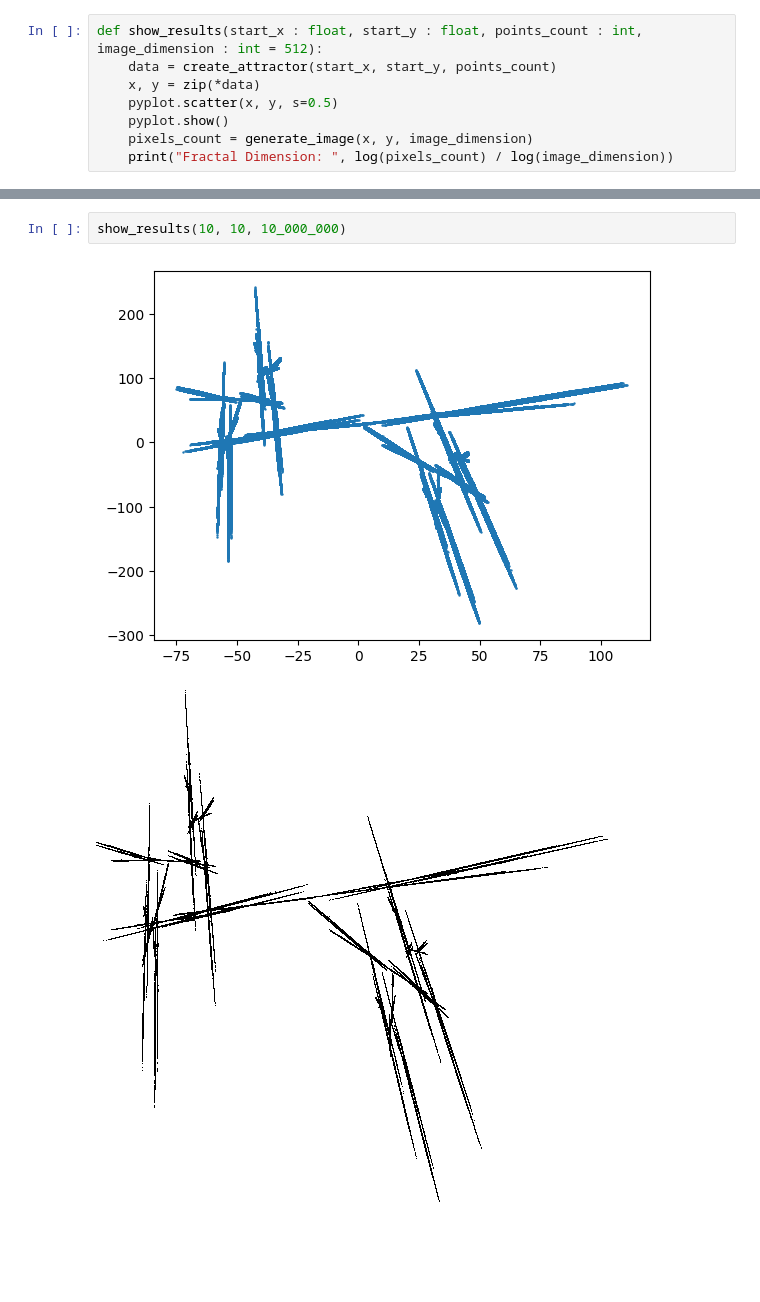
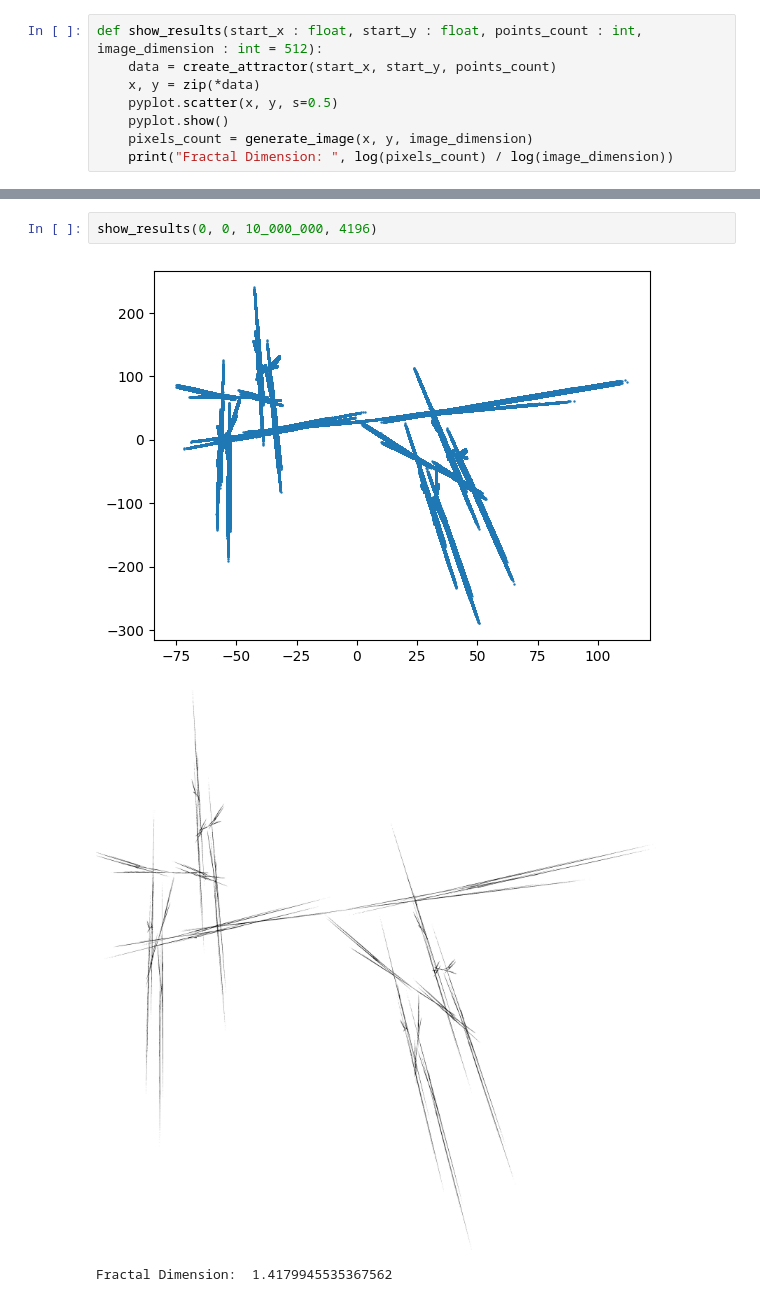
Before and after one commit to yaggod/MathModellingTasks, a Jupyter notebook: Task4/Part2.ipynb, the cells around one changed output, grey strips where cells are left out. Cells and saved outputs as stored; diff of their text form; blank space fills up the shorter version.

```diff
--- a/Task4/Part2.ipynb
+++ b/Task4/Part2.ipynb
@@ -84,5 +87,6 @@ show_results(-30, -50, 300_0000)
 # %%
-show_results(10, 10, 10_000_000)
+show_results(0, 0, 10_000_000, 4196)
 # %% [output]
-[figure, old version]
+[figure, new version]
-[figure, old version]
+[figure, new version]
+Fractal Dimension:  1.4179945535367562
```
Also changed, not shown: parts of 3 cells of this notebook, 1 other file.
